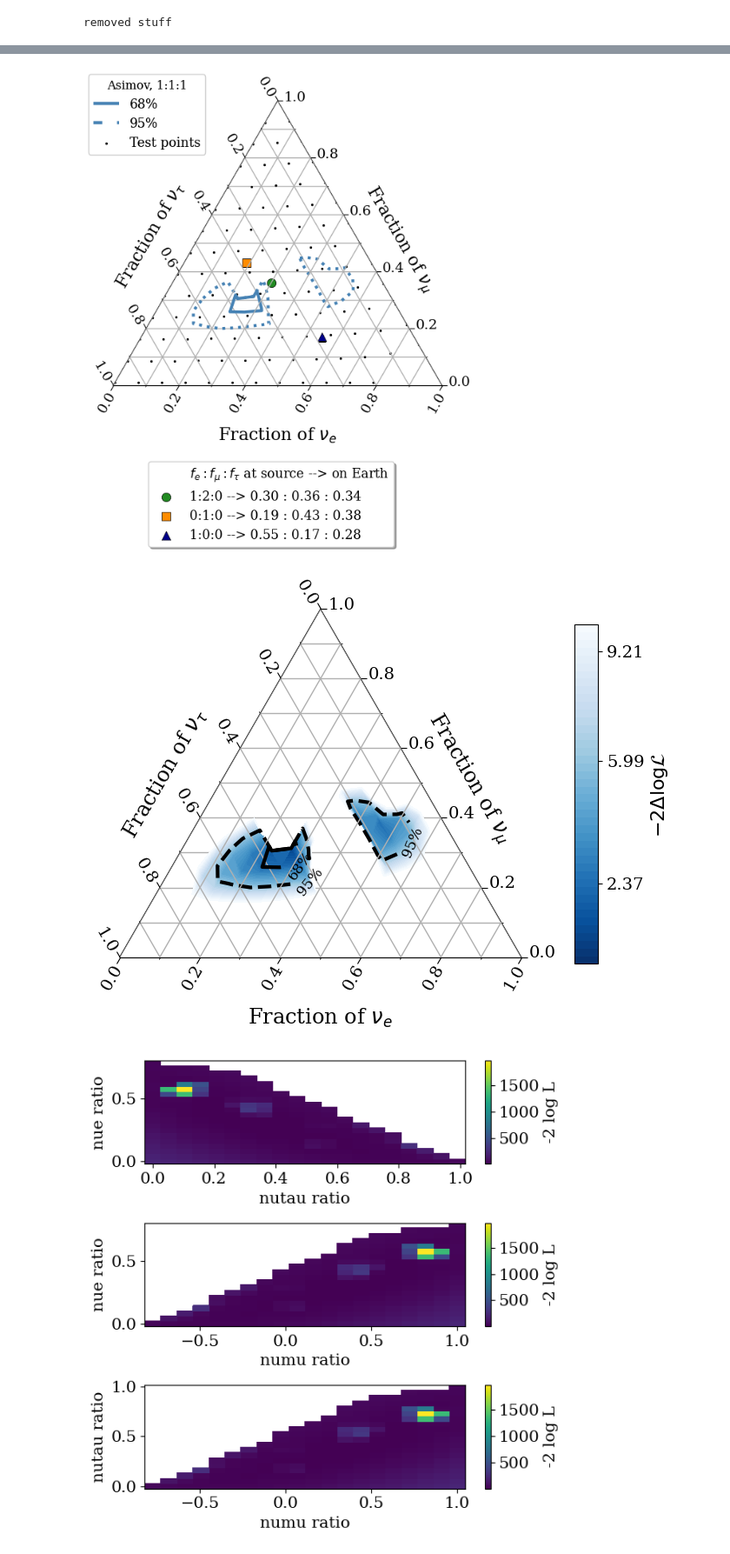
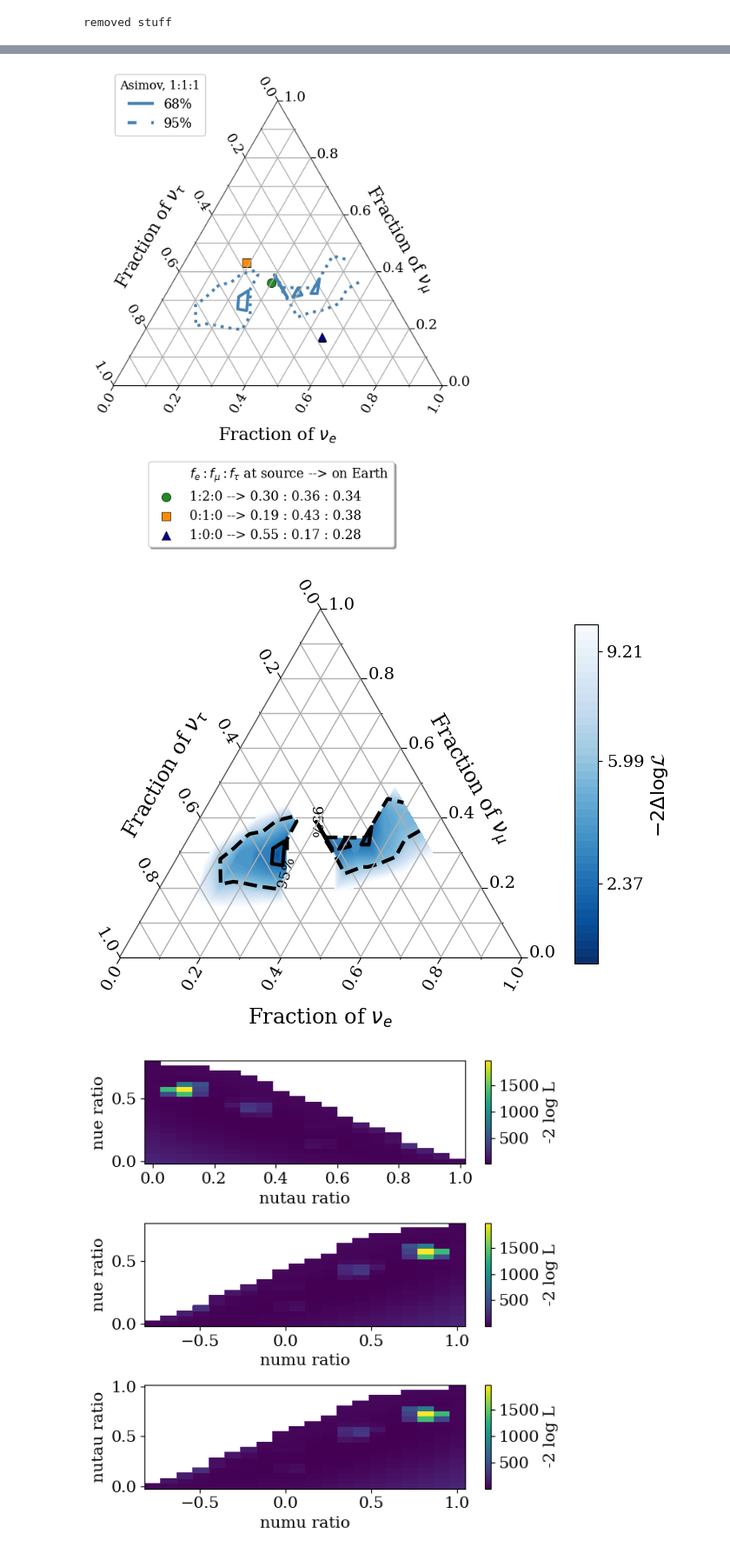
Before and after one commit to tjuanve/icc-ana, a Jupyter notebook: neha_flavour_ratio/plots/flavor_ratio.ipynb, the cells around one changed output, grey strips where cells are left out. Shown at 87% size. Cells and saved outputs as stored; diff of their text form; code cells hidden in the pictures.

Commit message:
update plots

```diff
--- a/neha_flavour_ratio/plots/flavor_ratio.ipynb
+++ b/neha_flavour_ratio/plots/flavor_ratio.ipynb
@@ -45,6 +48,8 @@ scan_dir_dict = {
                 "all_v3.1" : "/data/user/tvaneede/GlobalFit/analysis/neha_flavour_ratio/create_dag/output_global_hese/asimov_Poisson_incl_HESE_v3.1/flavor/",
                 "all_v3.2" : "/data/user/tvaneede/GlobalFit/analysis/neha_flavour_ratio/create_dag/output_global_hese/asimov_Poisson_incl_HESE_v3.2/flavor/",
                 "all_v3.3" : "/data/user/tvaneede/GlobalFit/analysis/neha_flavour_ratio/create_dag/output_global_hese/asimov_Poisson_incl_HESE_v3.3/flavor/",
+                "all_v4.0" : "/data/user/tvaneede/GlobalFit/analysis/neha_flavour_ratio/create_dag/output_global_hese/asimov_Poisson_incl_HESE_v4.0/flavor/",
+                "all_v5.0" : "/data/user/tvaneede/GlobalFit/analysis/neha_flavour_ratio/create_dag/output_global_hese/asimov_Poisson_incl_HESE_v5.0/flavor/",
 
                  }
 # %%
@@ -125,10 +113,13 @@ levels = [2.37,5.99]#,4.605]#4.605#, 5.99]
 levlabels = ['68%','95%']#'90% CL']#,'95% CL']
 percent_levels=[68,95]#,95]
 # %%
-name = 'all_v3.2' # all_v1 say_customRange say_nosyst
+# name = 'all_v4.0' # all_v1 say_customRange say_nosyst
+# ftau_asimov_poisson,fe_asimov_poisson,ft_grid_asimov_poisson,fe_grid_asimov_poisson,ts_grid_asimov_poisson = get_contour_points(scan_dict,name)
+# fmu_grid_asimov_poisson = 1 - ft_grid_asimov_poisson - fe_grid_asimov_poisson
 
-ftau_asimov_poisson,fe_asimov_poisson,ft_grid_asimov_poisson,fe_grid_asimov_poisson,ts_grid_asimov_poisson = get_contour_points(scan_dict,name)
-
+from FlavourScansPlotting import get_contour_points_angle
+name = 'all_v5.0' #
+ftau_asimov_poisson,fe_asimov_poisson,ft_grid_asimov_poisson,fe_grid_asimov_poisson,ts_grid_asimov_poisson = get_contour_points_angle(scan_dict,name)
 fmu_grid_asimov_poisson = 1 - ft_grid_asimov_poisson - fe_grid_asimov_poisson
 # %% [output]
 removed stuff
@@ -151,12 +166,6 @@ h, _ = C2.legend_elements()
 for i in range(len(h)):
     lh.append(h[i]) # legend elements
     ll.append(f'{levlabels[i]}') # legend text
-
-# which points were used in the study
-test_points = tax.ca.scatter(flavs[2],flavs[0],marker="o",s=2,color="black")
-
-lh.append(test_points)
-ll.append(r'Test points')
 
 test = tax.ca.scatter([0], [0], marker='+', facecolor='white',
                   edgecolor='w', lw=0.5, s=10)
@@ -171,36 +180,36 @@ traditional = tax.ca.scatter([0.34], [0.30], marker='o', facecolor='forestgreen'
 lh.append(traditional)
 ll.append('1:2:0 --> 0.30 : 0.36 : 0.34')
 
 # muon damped
 muondamped = tax.ca.scatter([0.38], [0.19], marker='s', facecolor='darkorange',
               edgecolor='k', lw=0.5, s=80)
 
 lh.append(muondamped)
 ll.append('0:1:0 --> 0.19 : 0.43 : 0.38')
 
 
 # only electron
 electron = tax.ca.scatter([0.28], [0.55], marker='^', facecolor='darkblue',
               edgecolor='k', lw=0.5, s=80)
 
 lh.append(electron)
 ll.append('1:0:0 --> 0.55 : 0.17 : 0.28')
 
 # plt.title('Sensitivity at bestfit point - Poisson \n',y=1.1,fontdict=font_title)
 
-l1 = tax.legend(lh[:3], ll[:3],
+l1 = tax.legend(lh[:2], ll[:2],
                 bbox_to_anchor=(0.3, 1.1),
                 title="Asimov, 1:1:1",
                 prop=font_legend,title_fontsize=12.)
-l3 = fig.legend(lh[3:],ll[3:],
+l3 = fig.legend(lh[2:],ll[2:],
                 bbox_to_anchor=(0.8, 0.05),prop=font_legend,
                 ncols=1,frameon=True,fancybox=True,shadow=True)
 tax.add_artist(l1)
 
 
 plt.savefig(f"/data/user/tvaneede/GlobalFit/analysis/neha_flavour_ratio/plots/output/contour_{name}.pdf",bbox_inches='tight')
 # %% [output]
-[figure, old version]
+[figure, new version]
 # %%
 fig = plt.figure()
 tax = flavor_triangle()
@@ -244,7 +253,7 @@ plt.clabel(C2,levels,inline=True,fontsize=12.,
 
 plt.savefig(f"/data/user/tvaneede/GlobalFit/analysis/neha_flavour_ratio/plots/output/ll_contour_{name}.pdf",bbox_inches='tight')
 # %% [output]
-[figure, old version]
+[figure, new version]
 # %%
 # plot 2D
 fig = plt.figure()
```
Also changed, not shown: parts of 4 cells of this notebook, 4 other files.
